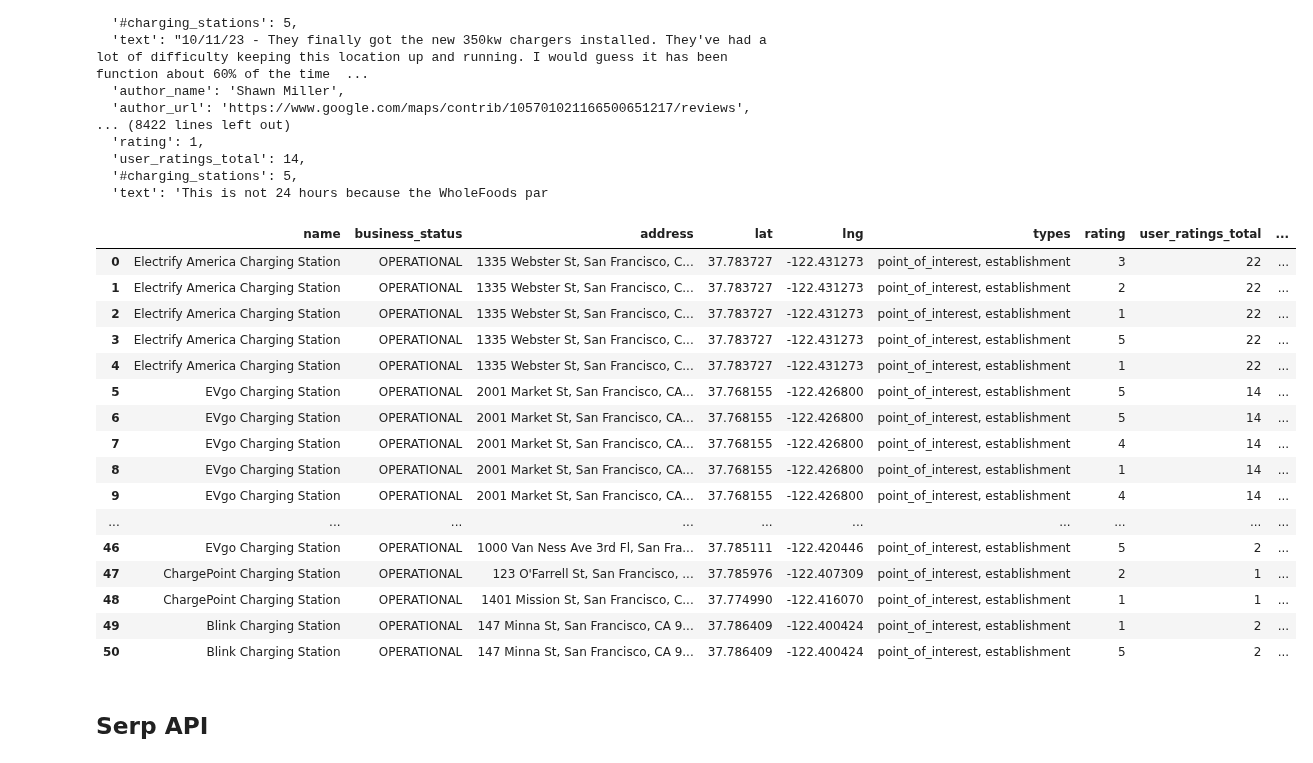
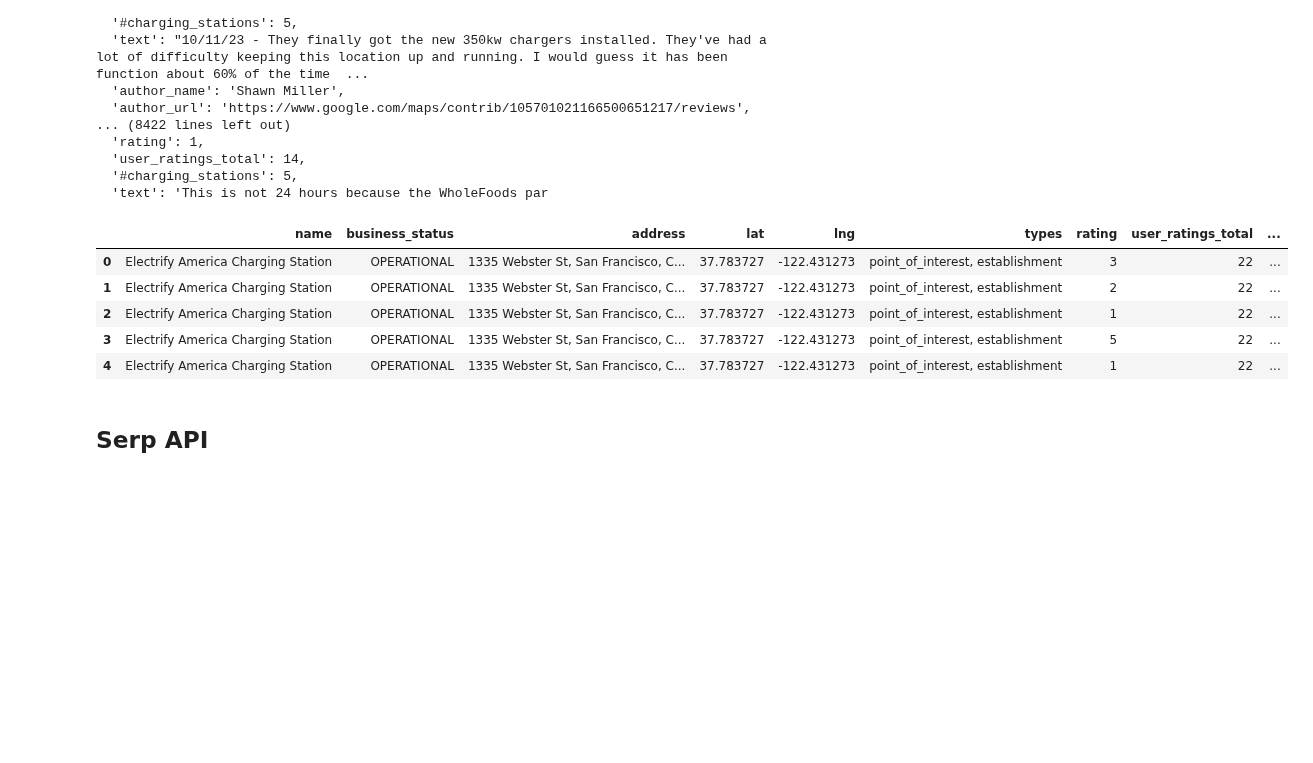
Before and after one commit to priest-yang/Electrifind, a Jupyter notebook: src/Google_Map_Review_API.ipynb, the cells around one changed output. Saved outputs shown, nothing was run; the diff lists cells and outputs as text; code cells hidden in the pictures; blank space fills up the shorter version.

```diff
--- a/src/Google_Map_Review_API.ipynb
+++ b/src/Google_Map_Review_API.ipynb
@@ -126,25 +129,14 @@ data
 # %%
 df = pd.DataFrame(data)
 df = df.drop_duplicates().reset_index(drop = True)
-df
+df.head()
 # %% [output]
 |  | name | business_status | address | lat | lng | types | rating | user_ratings_total | ... |
 | 0 | Electrify America Charging Station | OPERATIONAL | 1335 Webster St, San Francisco, C... | 37.783727 | -122.431273 | point_of_interest, establishment | 3 | 22 | ... |
 | 1 | Electrify America Charging Station | OPERATIONAL | 1335 Webster St, San Francisco, C... | 37.783727 | -122.431273 | point_of_interest, establishment | 2 | 22 | ... |
 | 2 | Electrify America Charging Station | OPERATIONAL | 1335 Webster St, San Francisco, C... | 37.783727 | -122.431273 | point_of_interest, establishment | 1 | 22 | ... |
 | 3 | Electrify America Charging Station | OPERATIONAL | 1335 Webster St, San Francisco, C... | 37.783727 | -122.431273 | point_of_interest, establishment | 5 | 22 | ... |
 | 4 | Electrify America Charging Station | OPERATIONAL | 1335 Webster St, San Francisco, C... | 37.783727 | -122.431273 | point_of_interest, establishment | 1 | 22 | ... |
-| 5 | EVgo Charging Station | OPERATIONAL | 2001 Market St, San Francisco, CA... | 37.768155 | -122.426800 | point_of_interest, establishment | 5 | 14 | ... |
-| 6 | EVgo Charging Station | OPERATIONAL | 2001 Market St, San Francisco, CA... | 37.768155 | -122.426800 | point_of_interest, establishment | 5 | 14 | ... |
-| 7 | EVgo Charging Station | OPERATIONAL | 2001 Market St, San Francisco, CA... | 37.768155 | -122.426800 | point_of_interest, establishment | 4 | 14 | ... |
-| 8 | EVgo Charging Station | OPERATIONAL | 2001 Market St, San Francisco, CA... | 37.768155 | -122.426800 | point_of_interest, establishment | 1 | 14 | ... |
-| 9 | EVgo Charging Station | OPERATIONAL | 2001 Market St, San Francisco, CA... | 37.768155 | -122.426800 | point_of_interest, establishment | 4 | 14 | ... |
-| ... | ... | ... | ... | ... | ... | ... | ... | ... | ... |
-| 46 | EVgo Charging Station | OPERATIONAL | 1000 Van Ness Ave 3rd Fl, San Fra... | 37.785111 | -122.420446 | point_of_interest, establishment | 5 | 2 | ... |
-| 47 | ChargePoint Charging Station | OPERATIONAL | 123 O'Farrell St, San Francisco, ... | 37.785976 | -122.407309 | point_of_interest, establishment | 2 | 1 | ... |
-| 48 | ChargePoint Charging Station | OPERATIONAL | 1401 Mission St, San Francisco, C... | 37.774990 | -122.416070 | point_of_interest, establishment | 1 | 1 | ... |
-| 49 | Blink Charging Station | OPERATIONAL | 147 Minna St, San Francisco, CA 9... | 37.786409 | -122.400424 | point_of_interest, establishment | 1 | 2 | ... |
-| 50 | Blink Charging Station | OPERATIONAL | 147 Minna St, San Francisco, CA 9... | 37.786409 | -122.400424 | point_of_interest, establishment | 5 | 2 | ... |
 # %% [markdown]
 ## Serp API
 # %%
```
Also changed, not shown: parts of 5 cells of this notebook.
